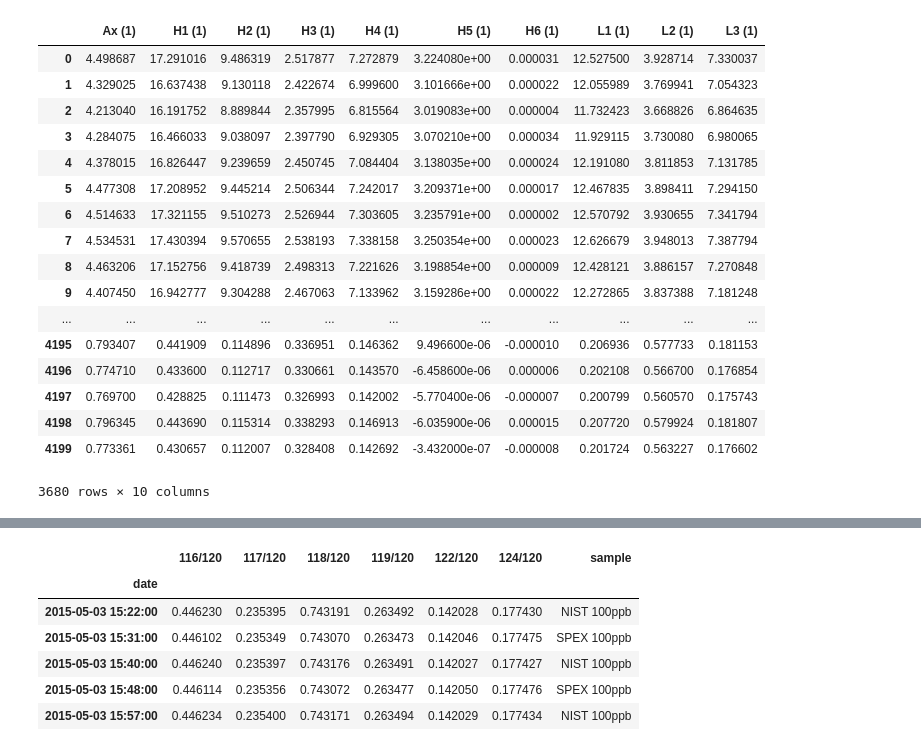
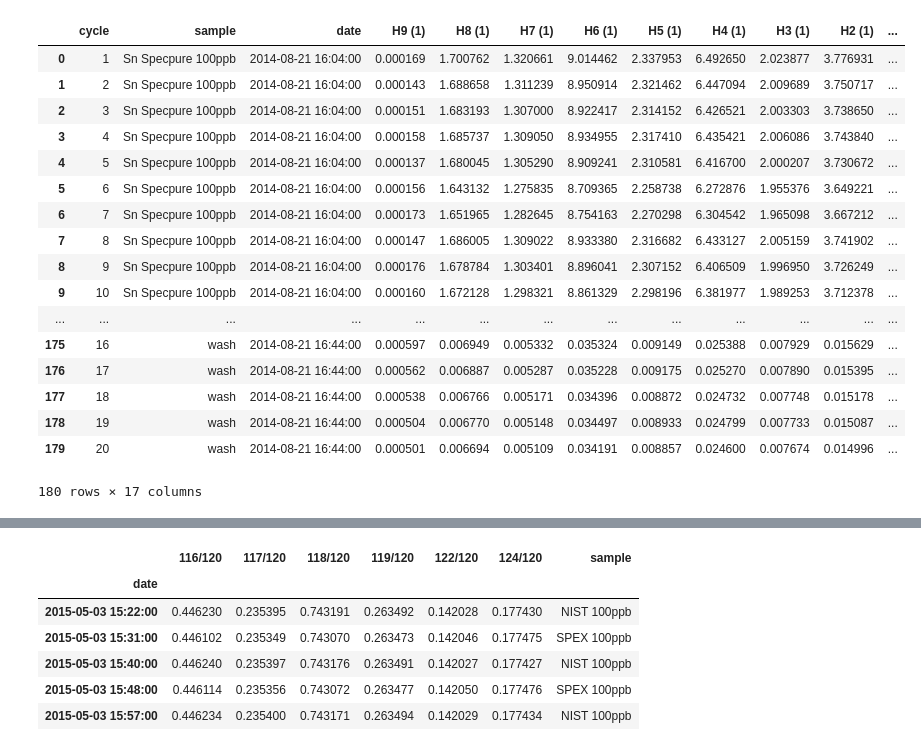
Before and after one commit to Marfster/NU_Plasma, a Jupyter notebook: Nu Plasma Evaluation - external norm.ipynb, the cells around one changed output, grey strips where cells are left out. Saved outputs shown, nothing was run; the diff lists cells and outputs as text; code cells hidden in the pictures.

```diff
--- a/Nu Plasma Evaluation.ipynb
+++ b/Nu Plasma Evaluation - external norm.ipynb
@@ -12,7 +12,7 @@ from sn_config import *
 '''Classes for Reading in the Data and applying Internal Normalisation'''
 from nu_data_reduction import NU_data_read, int_norm, evaluation
 # %%
-path = "/Volumes/friebelm/PhD/NU Plasma/Measurements/2015-05-03/"
+path = "/Volumes/friebelm/PhD/NU Plasma/Measurements/2014-08-12/"
 files_start = 1519
 files_end = 1729
 # %%
@@ -34,45 +34,45 @@ iter_beta = 10
 # Interference_corr on the denominator isotope
 isotope_denom_corr = False
 # %%
-columns = ["cycle", "sample", "date", "H6 (1)", "H5 (1)", "H4 (1)", "H3 (1)", "H2 (1)", "H1 (1)", "Ax (1)", "L1 (1)", "L2 (1)", "L3 (1)"]
+columns = ["cycle", "sample", "date", "H9 (1)","H8 (1)", "H7 (1)", "H6 (1)", "H5 (1)", "H4 (1)", "H3 (1)", "H2 (1)", "H1 (1)", "Ax (1)", "L1 (1)", "L2 (1)", "L3 (1)", "L4 (1)"]
 df_all = pd.DataFrame()
 files_1 = range(files_start, files_end, 1)
 for sample in files_1:
     df = NU_data_read(path, sample, cup_config)
     cycles = range(1, len(df.data_read(sample).index)+1)
     df_zero = df.data_zero_corr(sample)
     df_zero = pd.DataFrame(df_zero["cycle1"])
     sample_name = df.extract_metadata(sample, "Sample Name")
     date = df.extract_metadata(sample, "Date")
     starttime = df.extract_metadata(sample, "Start Time")
     df_zero["date"] = datetime.strptime(date+starttime, '%d/%m/%Y%H:%M')
     df_zero["sample"] = sample_name
     df_zero["cycle"] = df_zero.index.values
     df_zero.index = df_zero["date"]
     df_zero = df_zero[columns]
     df_all = df_all.append(df_zero, ignore_index = True)
 
 
 df_all
 # %% [output]
-|  | Ax (1) | H1 (1) | H2 (1) | H3 (1) | H4 (1) | H5 (1) | H6 (1) | L1 (1) | L2 (1) | L3 (1) |
-| 0 | 4.498687 | 17.291016 | 9.486319 | 2.517877 | 7.272879 | 3.224080e+00 | 0.000031 | 12.527500 | 3.928714 | 7.330037 |
-| 1 | 4.329025 | 16.637438 | 9.130118 | 2.422674 | 6.999600 | 3.101666e+00 | 0.000022 | 12.055989 | 3.769941 | 7.054323 |
-| 2 | 4.213040 | 16.191752 | 8.889844 | 2.357995 | 6.815564 | 3.019083e+00 | 0.000004 | 11.732423 | 3.668826 | 6.864635 |
-| 3 | 4.284075 | 16.466033 | 9.038097 | 2.397790 | 6.929305 | 3.070210e+00 | 0.000034 | 11.929115 | 3.730080 | 6.980065 |
-| 4 | 4.378015 | 16.826447 | 9.239659 | 2.450745 | 7.084404 | 3.138035e+00 | 0.000024 | 12.191080 | 3.811853 | 7.131785 |
-| 5 | 4.477308 | 17.208952 | 9.445214 | 2.506344 | 7.242017 | 3.209371e+00 | 0.000017 | 12.467835 | 3.898411 | 7.294150 |
-| 6 | 4.514633 | 17.321155 | 9.510273 | 2.526944 | 7.303605 | 3.235791e+00 | 0.000002 | 12.570792 | 3.930655 | 7.341794 |
-| 7 | 4.534531 | 17.430394 | 9.570655 | 2.538193 | 7.338158 | 3.250354e+00 | 0.000023 | 12.626679 | 3.948013 | 7.387794 |
-| 8 | 4.463206 | 17.152756 | 9.418739 | 2.498313 | 7.221626 | 3.198854e+00 | 0.000009 | 12.428121 | 3.886157 | 7.270848 |
-| 9 | 4.407450 | 16.942777 | 9.304288 | 2.467063 | 7.133962 | 3.159286e+00 | 0.000022 | 12.272865 | 3.837388 | 7.181248 |
-| ... | ... | ... | ... | ... | ... | ... | ... | ... | ... | ... |
-| 4195 | 0.793407 | 0.441909 | 0.114896 | 0.336951 | 0.146362 | 9.496600e-06 | -0.000010 | 0.206936 | 0.577733 | 0.181153 |
-| 4196 | 0.774710 | 0.433600 | 0.112717 | 0.330661 | 0.143570 | -6.458600e-06 | 0.000006 | 0.202108 | 0.566700 | 0.176854 |
-| 4197 | 0.769700 | 0.428825 | 0.111473 | 0.326993 | 0.142002 | -5.770400e-06 | -0.000007 | 0.200799 | 0.560570 | 0.175743 |
-| 4198 | 0.796345 | 0.443690 | 0.115314 | 0.338293 | 0.146913 | -6.035900e-06 | 0.000015 | 0.207720 | 0.579924 | 0.181807 |
-| 4199 | 0.773361 | 0.430657 | 0.112007 | 0.328408 | 0.142692 | -3.432000e-07 | -0.000008 | 0.201724 | 0.563227 | 0.176602 |
+|  | cycle | sample | date | H9 (1) | H8 (1) | H7 (1) | H6 (1) | H5 (1) | H4 (1) | H3 (1) | H2 (1) | ... |
+| 0 | 1 | Sn Specpure 100ppb | 2014-08-21 16:04:00 | 0.000169 | 1.700762 | 1.320661 | 9.014462 | 2.337953 | 6.492650 | 2.023877 | 3.776931 | ... |
+| 1 | 2 | Sn Specpure 100ppb | 2014-08-21 16:04:00 | 0.000143 | 1.688658 | 1.311239 | 8.950914 | 2.321462 | 6.447094 | 2.009689 | 3.750717 | ... |
+| 2 | 3 | Sn Specpure 100ppb | 2014-08-21 16:04:00 | 0.000151 | 1.683193 | 1.307000 | 8.922417 | 2.314152 | 6.426521 | 2.003303 | 3.738650 | ... |
+| 3 | 4 | Sn Specpure 100ppb | 2014-08-21 16:04:00 | 0.000158 | 1.685737 | 1.309050 | 8.934955 | 2.317410 | 6.435421 | 2.006086 | 3.743840 | ... |
+| 4 | 5 | Sn Specpure 100ppb | 2014-08-21 16:04:00 | 0.000137 | 1.680045 | 1.305290 | 8.909241 | 2.310581 | 6.416700 | 2.000207 | 3.730672 | ... |
+| 5 | 6 | Sn Specpure 100ppb | 2014-08-21 16:04:00 | 0.000156 | 1.643132 | 1.275835 | 8.709365 | 2.258738 | 6.272876 | 1.955376 | 3.649221 | ... |
+| 6 | 7 | Sn Specpure 100ppb | 2014-08-21 16:04:00 | 0.000173 | 1.651965 | 1.282645 | 8.754163 | 2.270298 | 6.304542 | 1.965098 | 3.667212 | ... |
+| 7 | 8 | Sn Specpure 100ppb | 2014-08-21 16:04:00 | 0.000147 | 1.686005 | 1.309022 | 8.933380 | 2.316682 | 6.433127 | 2.005159 | 3.741902 | ... |
+| 8 | 9 | Sn Specpure 100ppb | 2014-08-21 16:04:00 | 0.000176 | 1.678784 | 1.303401 | 8.896041 | 2.307152 | 6.406509 | 1.996950 | 3.726249 | ... |
+| 9 | 10 | Sn Specpure 100ppb | 2014-08-21 16:04:00 | 0.000160 | 1.672128 | 1.298321 | 8.861329 | 2.298196 | 6.381977 | 1.989253 | 3.712378 | ... |
+| ... | ... | ... | ... | ... | ... | ... | ... | ... | ... | ... | ... | ... |
+| 175 | 16 | wash | 2014-08-21 16:44:00 | 0.000597 | 0.006949 | 0.005332 | 0.035324 | 0.009149 | 0.025388 | 0.007929 | 0.015629 | ... |
+| 176 | 17 | wash | 2014-08-21 16:44:00 | 0.000562 | 0.006887 | 0.005287 | 0.035228 | 0.009175 | 0.025270 | 0.007890 | 0.015395 | ... |
+| 177 | 18 | wash | 2014-08-21 16:44:00 | 0.000538 | 0.006766 | 0.005171 | 0.034396 | 0.008872 | 0.024732 | 0.007748 | 0.015178 | ... |
+| 178 | 19 | wash | 2014-08-21 16:44:00 | 0.000504 | 0.006770 | 0.005148 | 0.034497 | 0.008933 | 0.024799 | 0.007733 | 0.015087 | ... |
+| 179 | 20 | wash | 2014-08-21 16:44:00 | 0.000501 | 0.006694 | 0.005109 | 0.034191 | 0.008857 | 0.024600 | 0.007674 | 0.014996 | ... |
-3680 rows × 10 columns
+180 rows × 17 columns
 # %%
 files_1 = range(files_start, files_end, 1)
 df_raw_signals = pd.DataFrame()
```
Also changed, not shown: 1 other file.
